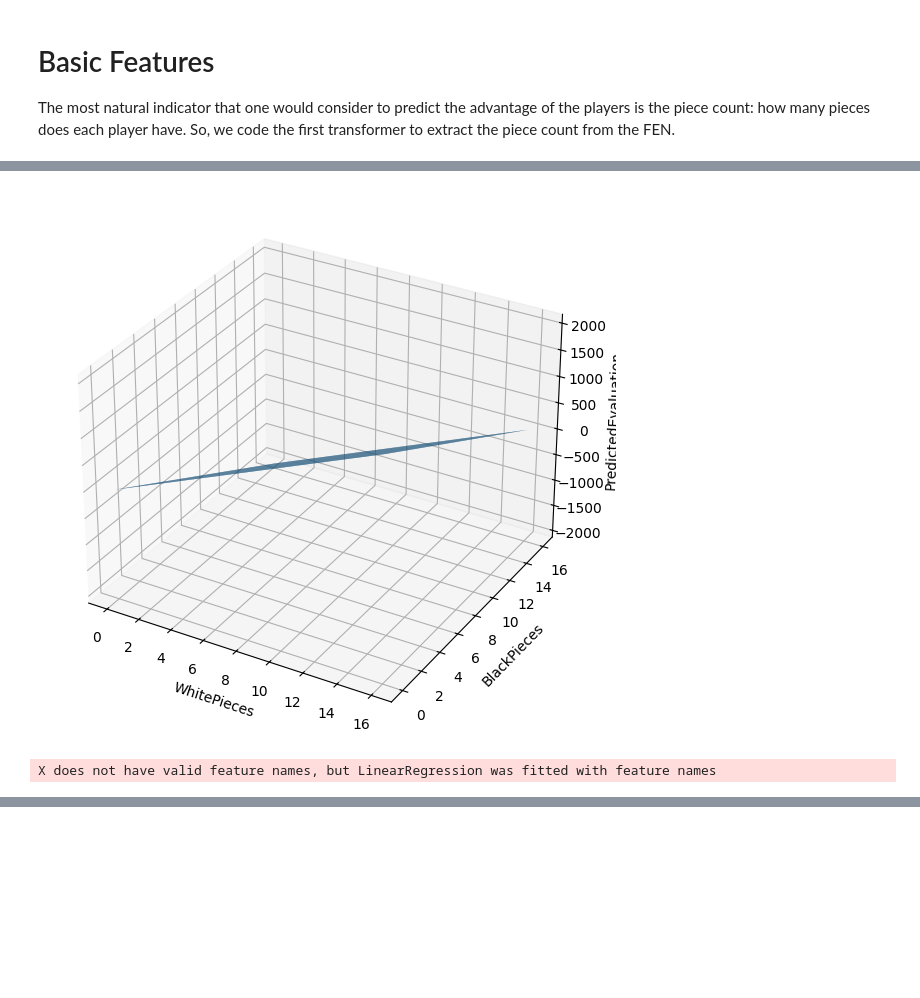
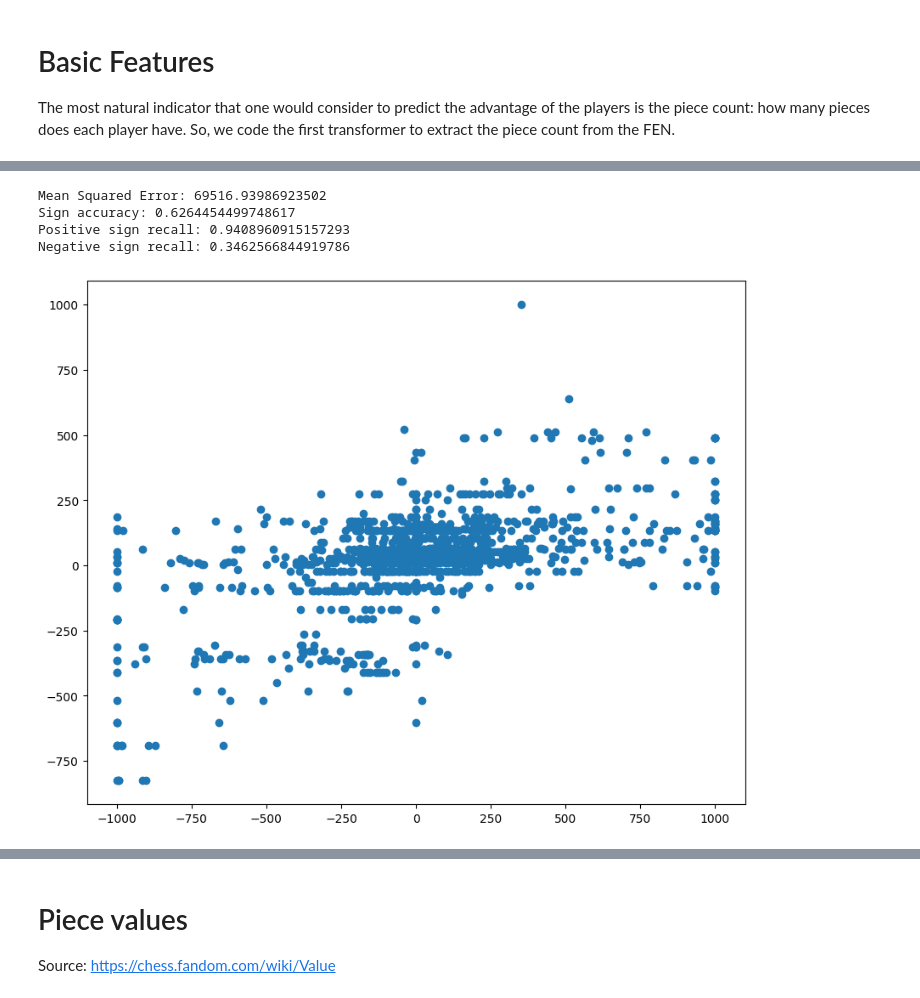
Before and after one commit to NatanSisoev/Chess-ML-Evaluator, a Jupyter notebook: main.ipynb, the cells around one changed output, grey strips where cells are left out. Cells and saved outputs as stored; diff of their text form; code cells hidden in the pictures; blank space fills up the shorter version.

```diff
--- a/main.ipynb
+++ b/main.ipynb
@@ -123,4 +157,5 @@ def extract_piece_count(dataframe: pd.DataFrame) -> pd.DataFrame:
 
 piece_transformer = FunctionTransformer(extract_piece_count, validate=False)
 # %%
-DATAFRAME_PIECE_COUNT = piece_transformer.transform(DATAFRAME)
+DATAFRAME = piece_transformer.transform(DATAFRAME)
+DATAFRAME
@@ -127,7 +178,7 @@ DATAFRAME_PIECE_COUNT = piece_transformer.transform(DATAFRAME)
 # %%
-df["Scoring"] = np.clip(df["Evaluation"], -1000, 1000)
+FEATURES = [WHITE_PIECES, BLACK_PIECES]
 
-X = df[["WhitePieces", "BlackPieces"]]
-y = df["Scoring"]
+X = DATAFRAME[FEATURES]
+y = DATAFRAME[EVAL]
 
 X_train, X_test, y_train, y_test = train_test_split(X, y, test_size=0.2, random_state=42)
@@ -242,52 +261,13 @@ X does not have valid feature names, but LinearRegression was fitted with featur
-# %%
-# create grid
-w_vals = np.linspace(0, 16, 16)
-b_vals = np.linspace(0, 16, 16)
-W, B = np.meshgrid(w_vals, b_vals)
-
-# flatten and predict
-grid = np.column_stack([W.ravel(), B.ravel()])
-Z = model.predict(grid).reshape(W.shape)
-
-# plot
-fig = plt.figure(figsize=(10, 7))
-ax = fig.add_subplot(111, projection="3d")
-
-ax.plot_surface(W, B, Z)
-ax.set_xlabel("WhitePieces")
-ax.set_ylabel("BlackPieces")
-ax.set_zlabel("PredictedEvaluation")
-
-plt.show()
-# %% [output]
-[figure, removed]
-# %%
-import numpy as np
-import plotly.graph_objects as go
-
-# grid
-w_vals = np.linspace(df["WhitePieces"].min(), df["WhitePieces"].max(), 50)
-b_vals = np.linspace(df["BlackPieces"].min(), df["BlackPieces"].max(), 50)
-W, B = np.meshgrid(w_vals, b_vals)
-
-# predictions
-grid = np.column_stack([W.ravel(), B.ravel()])
-Z = model.predict(grid).reshape(W.shape)
-
-fig = go.Figure(
-    data=go.Surface(x=W, y=B, z=Z)
-)
-
-fig.update_layout(
-    scene=dict(
-        xaxis_title="WhitePieces",
-        yaxis_title="BlackPieces",
-        zaxis_title="PredictedEvaluation"
-    ),
-    width=800,
-    height=600
-)
-
-fig.show()
-# %% [output]
-X does not have valid feature names, but LinearRegression was fitted with feature names
+# %%
+model = GradientBoostingRegressor(max_depth=16)
+model.fit(X_train, y_train)
+
+y_pred = model.predict(X_test)
+metrics(y_pred, y_test)
+plot_eval(X_train, model, WHITE_PIECES, BLACK_PIECES)
+# %% [output]
+Mean Squared Error: 69516.93986923502
+Sign accuracy: 0.6264454499748617
+Positive sign recall: 0.9408960915157293
+Negative sign recall: 0.3462566844919786
+[figure, added]
@@ -293,0 +275,4 @@ X does not have valid feature names, but LinearRegression was fitted with featur
+# %% [markdown]
+# Piece values
+
+Source: https://chess.fandom.com/wiki/Value
```
Also changed, not shown: parts of 30 cells of this notebook, 1 other file.
